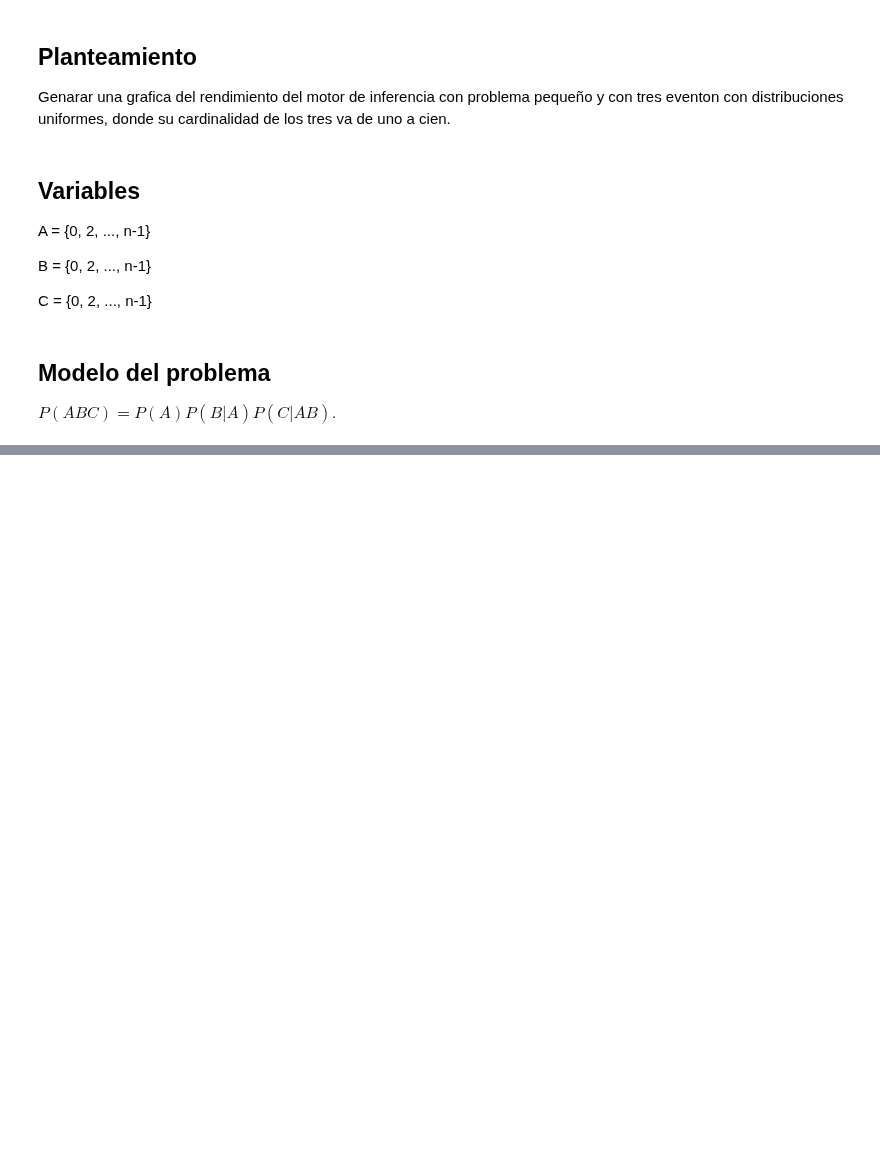
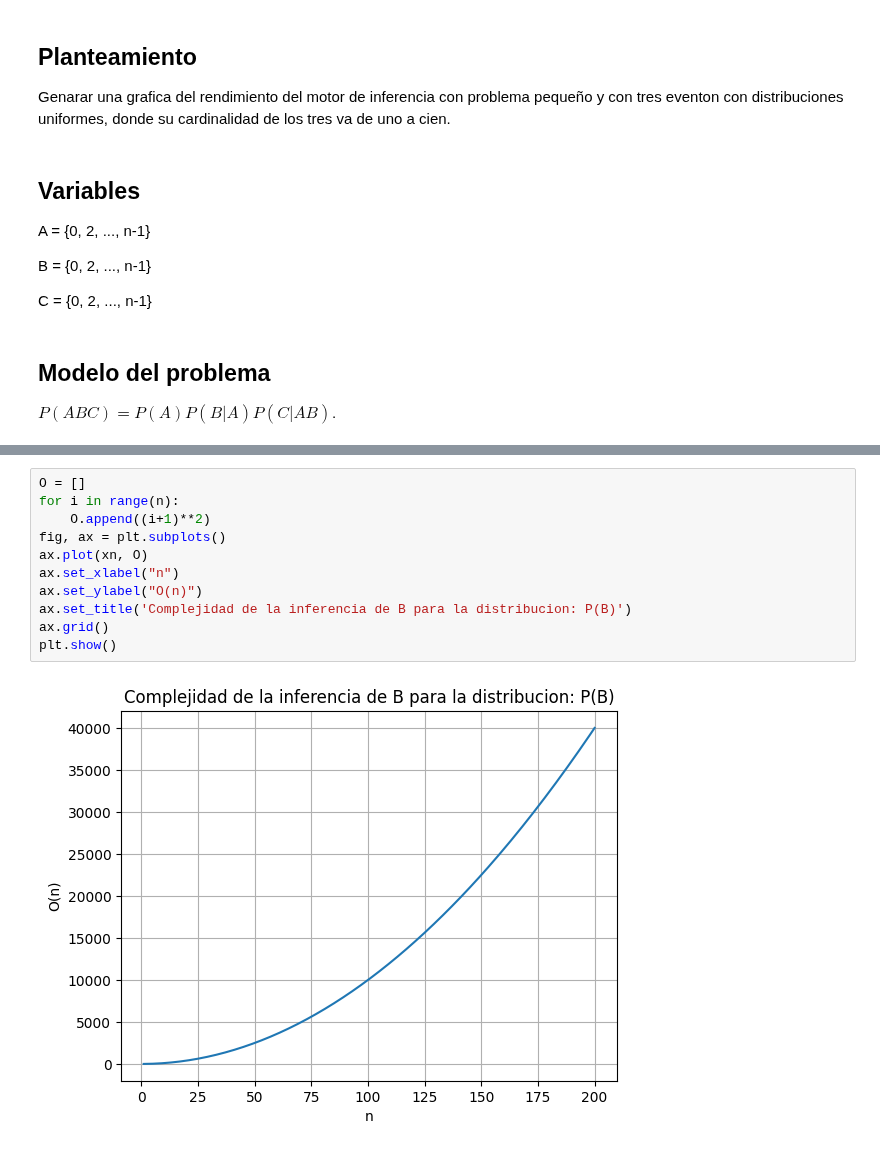
Before and after one commit to robertorys/Tesis, a Jupyter notebook: test1.ipynb, the cells around one changed output, grey strips where cells are left out. Saved outputs shown, nothing was run; the diff lists cells and outputs as text; blank space fills up the shorter version.

```diff
--- a/test1.ipynb
+++ b/test1.ipynb
@@ -66,0 +89,13 @@ for i in range(n):
+# %%
+O = []
+for i in range(n):
+    O.append((i+1)**2)
+fig, ax = plt.subplots()
+ax.plot(xn, O)
+ax.set_xlabel("n")
+ax.set_ylabel("O(n)")
+ax.set_title('Complejidad de la inferencia de B para la distribucion: P(B)')
+ax.grid()
+plt.show()
+# %% [output]
+[figure, added]
```
Also changed, not shown: parts of 13 cells of this notebook, 2 other files.
